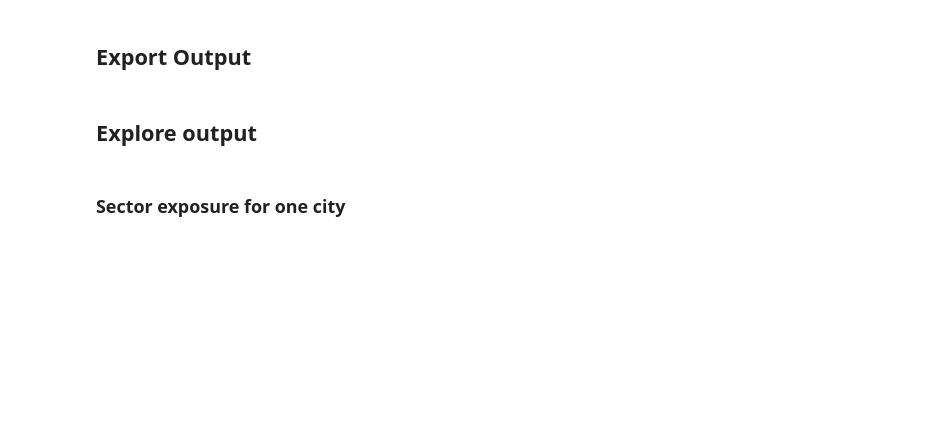
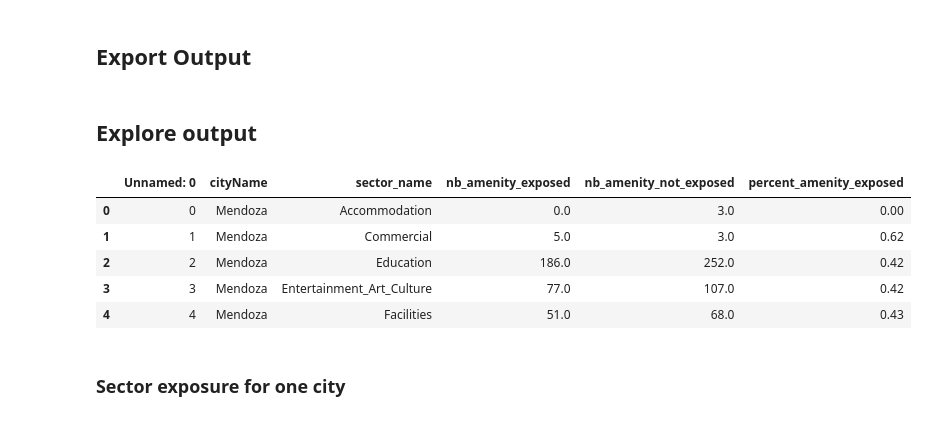
Before and after one commit to wri/cities-urbanshift, a Jupyter notebook: baseline-indicators/compute-exposure-amenity-lst.ipynb, the cells around one changed output. Cells and saved outputs as stored; diff of their text form; code cells hidden in the pictures; blank space fills up the shorter version.

```diff
--- a/baseline-indicators/compute-exposure-amenity-lst.ipynb
+++ b/baseline-indicators/compute-exposure-amenity-lst.ipynb
@@ -644,5 +743,16 @@ amenity_sector_exposure.to_csv('amenity_sector_exposure.csv', index = False)
 # %% [markdown]
 ## Explore output
+# %%
+amenity_sector_exposure = pd.read_csv('https://storage.googleapis.com/urbanshift/amenity_sector_exposure.csv')
+# %%
+amenity_sector_exposure.head()
+# %% [output]
+|  | Unnamed: 0 | cityName | sector_name | nb_amenity_exposed | nb_amenity_not_exposed | percent_amenity_exposed |
+| 0 | 0 | Mendoza | Accommodation | 0.0 | 3.0 | 0.00 |
+| 1 | 1 | Mendoza | Commercial | 5.0 | 3.0 | 0.62 |
+| 2 | 2 | Mendoza | Education | 186.0 | 252.0 | 0.42 |
+| 3 | 3 | Mendoza | Entertainment_Art_Culture | 77.0 | 107.0 | 0.42 |
+| 4 | 4 | Mendoza | Facilities | 51.0 | 68.0 | 0.43 |
 # %% [markdown]
 ### Sector exposure for one city
 # %%
```
Also changed, not shown: parts of 19 cells of this notebook.
